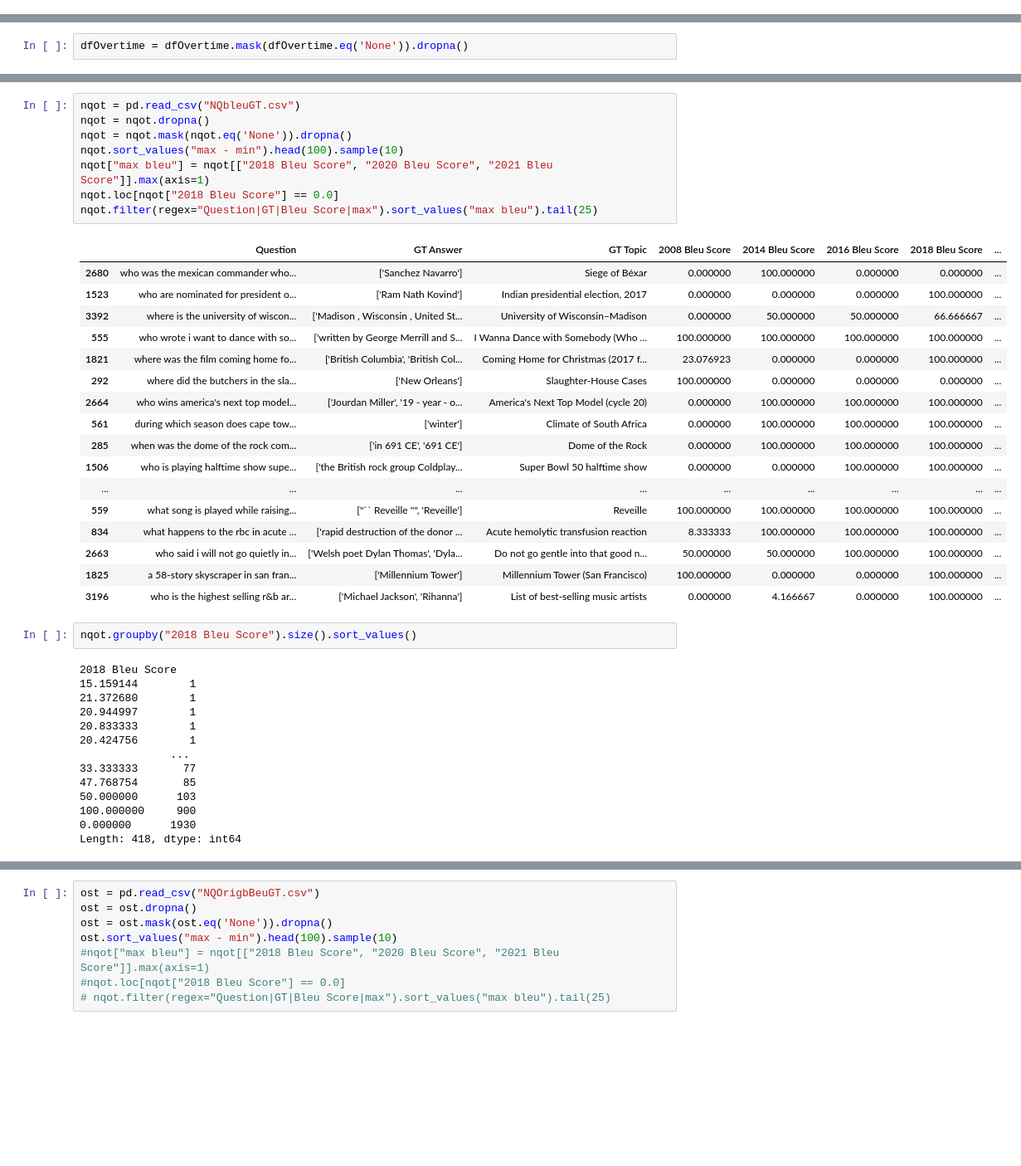
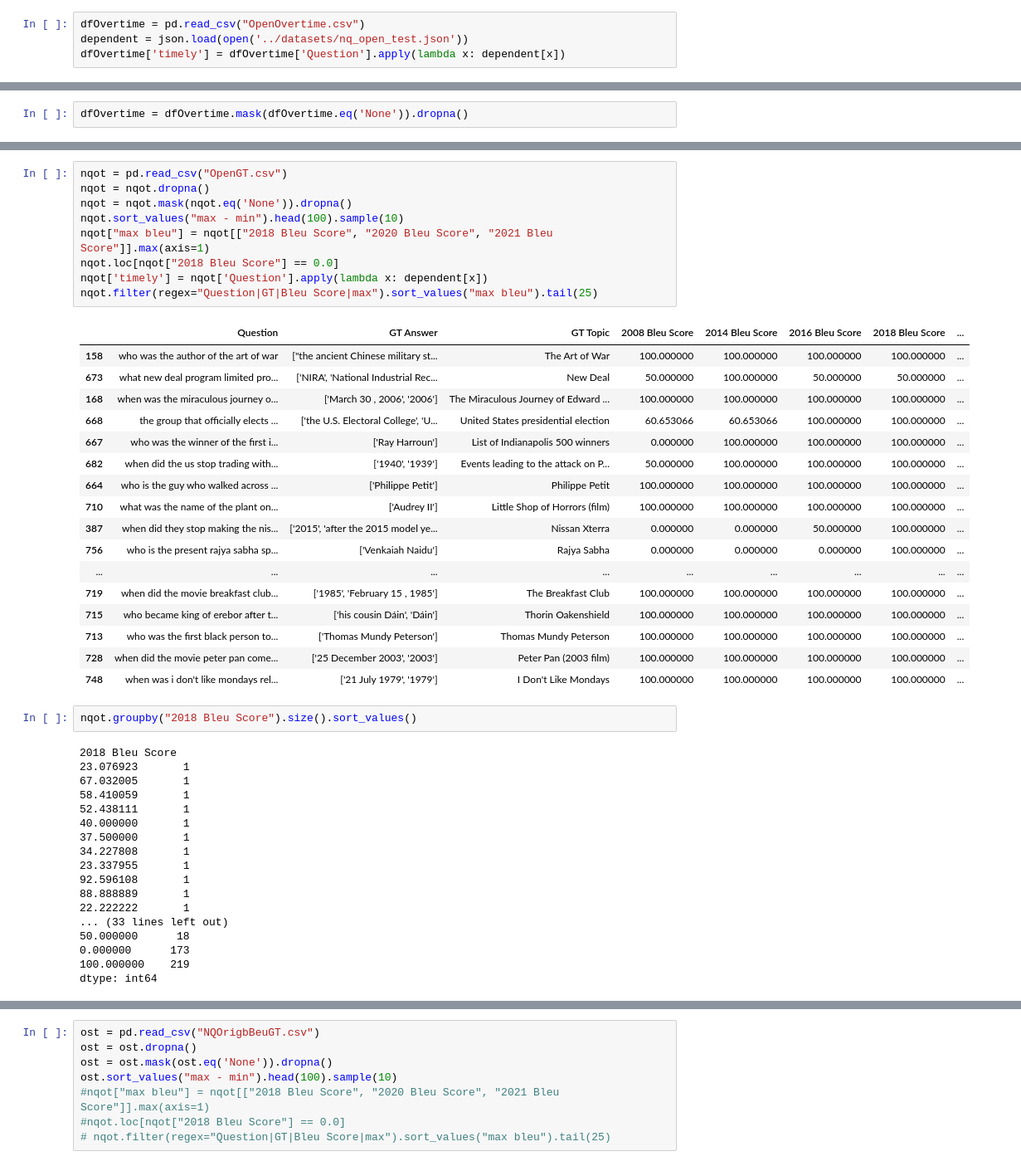
Before and after one commit to npateel/timelywimely, a Jupyter notebook: haystack/Analysis.ipynb, the cells around one changed output, grey strips where cells are left out. Shown: that part at 83% size. Cells and saved outputs as stored; diff of their text form; blank space fills up the shorter version.

```diff
--- a/haystack/Analysis.ipynb
+++ b/haystack/Analysis.ipynb
@@ -7,0 +25,4 @@ dfOvertime = pd.read_csv("bleuOvertime.csv")
+# %%
+dfOvertime = pd.read_csv("OpenOvertime.csv")
+dependent = json.load(open('../datasets/nq_open_test.json'))
+dfOvertime['timely'] = dfOvertime['Question'].apply(lambda x: dependent[x])
@@ -145,45 +166,50 @@ Name: 2643, dtype: object
 # %%
-nqot = pd.read_csv("NQbleuGT.csv")
+nqot = pd.read_csv("OpenGT.csv")
 nqot = nqot.dropna()
 nqot = nqot.mask(nqot.eq('None')).dropna()
 nqot.sort_values("max - min").head(100).sample(10)
 nqot["max bleu"] = nqot[["2018 Bleu Score", "2020 Bleu Score", "2021 Bleu Score"]].max(axis=1)
 nqot.loc[nqot["2018 Bleu Score"] == 0.0]
+nqot['timely'] = nqot['Question'].apply(lambda x: dependent[x])
 nqot.filter(regex="Question|GT|Bleu Score|max").sort_values("max bleu").tail(25)
 # %% [output]
 |  | Question | GT Answer | GT Topic | 2008 Bleu Score | 2014 Bleu Score | 2016 Bleu Score | 2018 Bleu Score | ... |
-| 2680 | who was the mexican commander who... | ['Sanchez Navarro'] | Siege of Béxar | 0.000000 | 100.000000 | 0.000000 | 0.000000 | ... |
-| 1523 | who are nominated for president o... | ['Ram Nath Kovind'] | Indian presidential election, 2017 | 0.000000 | 0.000000 | 0.000000 | 100.000000 | ... |
-| 3392 | where is the university of wiscon... | ['Madison , Wisconsin , United St... | University of Wisconsin–Madison | 0.000000 | 50.000000 | 50.000000 | 66.666667 | ... |
-| 555 | who wrote i want to dance with so... | ['written by George Merrill and S... | I Wanna Dance with Somebody (Who ... | 100.000000 | 100.000000 | 100.000000 | 100.000000 | ... |
-| 1821 | where was the film coming home fo... | ['British Columbia', 'British Col... | Coming Home for Christmas (2017 f... | 23.076923 | 0.000000 | 0.000000 | 100.000000 | ... |
-| 292 | where did the butchers in the sla... | ['New Orleans'] | Slaughter-House Cases | 100.000000 | 0.000000 | 0.000000 | 0.000000 | ... |
-| 2664 | who wins america's next top model... | ['Jourdan Miller', '19 - year - o... | America's Next Top Model (cycle 20) | 0.000000 | 100.000000 | 100.000000 | 100.000000 | ... |
-| 561 | during which season does cape tow... | ['winter'] | Climate of South Africa | 0.000000 | 100.000000 | 100.000000 | 100.000000 | ... |
-| 285 | when was the dome of the rock com... | ['in 691 CE', '691 CE'] | Dome of the Rock | 0.000000 | 100.000000 | 100.000000 | 100.000000 | ... |
-| 1506 | who is playing halftime show supe... | ['the British rock group Coldplay... | Super Bowl 50 halftime show | 0.000000 | 0.000000 | 100.000000 | 100.000000 | ... |
+| 158 | who was the author of the art of war | ["the ancient Chinese military st... | The Art of War | 100.000000 | 100.000000 | 100.000000 | 100.000000 | ... |
+| 673 | what new deal program limited pro... | ['NIRA', 'National Industrial Rec... | New Deal | 50.000000 | 100.000000 | 50.000000 | 50.000000 | ... |
+| 168 | when was the miraculous journey o... | ['March 30 , 2006', '2006'] | The Miraculous Journey of Edward ... | 100.000000 | 100.000000 | 100.000000 | 100.000000 | ... |
+| 668 | the group that officially elects ... | ['the U.S. Electoral College', 'U... | United States presidential election | 60.653066 | 60.653066 | 100.000000 | 100.000000 | ... |
+| 667 | who was the winner of the first i... | ['Ray Harroun'] | List of Indianapolis 500 winners | 0.000000 | 100.000000 | 100.000000 | 100.000000 | ... |
+| 682 | when did the us stop trading with... | ['1940', '1939'] | Events leading to the attack on P... | 50.000000 | 100.000000 | 100.000000 | 100.000000 | ... |
+| 664 | who is the guy who walked across ... | ['Philippe Petit'] | Philippe Petit | 100.000000 | 100.000000 | 100.000000 | 100.000000 | ... |
+| 710 | what was the name of the plant on... | ['Audrey II'] | Little Shop of Horrors (film) | 100.000000 | 100.000000 | 100.000000 | 100.000000 | ... |
+| 387 | when did they stop making the nis... | ['2015', 'after the 2015 model ye... | Nissan Xterra | 0.000000 | 0.000000 | 50.000000 | 100.000000 | ... |
+| 756 | who is the present rajya sabha sp... | ['Venkaiah Naidu'] | Rajya Sabha | 0.000000 | 0.000000 | 0.000000 | 100.000000 | ... |
 | ... | ... | ... | ... | ... | ... | ... | ... | ... |
-| 559 | what song is played while raising... | ["`` Reveille ''", 'Reveille'] | Reveille | 100.000000 | 100.000000 | 100.000000 | 100.000000 | ... |
-| 834 | what happens to the rbc in acute ... | ['rapid destruction of the donor ... | Acute hemolytic transfusion reaction | 8.333333 | 100.000000 | 100.000000 | 100.000000 | ... |
-| 2663 | who said i will not go quietly in... | ['Welsh poet Dylan Thomas', 'Dyla... | Do not go gentle into that good n... | 50.000000 | 50.000000 | 100.000000 | 100.000000 | ... |
-| 1825 | a 58-story skyscraper in san fran... | ['Millennium Tower'] | Millennium Tower (San Francisco) | 100.000000 | 0.000000 | 0.000000 | 100.000000 | ... |
-| 3196 | who is the highest selling r&b ar... | ['Michael Jackson', 'Rihanna'] | List of best-selling music artists | 0.000000 | 4.166667 | 0.000000 | 100.000000 | ... |
+| 719 | when did the movie breakfast club... | ['1985', 'February 15 , 1985'] | The Breakfast Club | 100.000000 | 100.000000 | 100.000000 | 100.000000 | ... |
+| 715 | who became king of erebor after t... | ['his cousin Dáin', 'Dáin'] | Thorin Oakenshield | 100.000000 | 100.000000 | 100.000000 | 100.000000 | ... |
+| 713 | who was the first black person to... | ['Thomas Mundy Peterson'] | Thomas Mundy Peterson | 100.000000 | 100.000000 | 100.000000 | 100.000000 | ... |
+| 728 | when did the movie peter pan come... | ['25 December 2003', '2003'] | Peter Pan (2003 film) | 100.000000 | 100.000000 | 100.000000 | 100.000000 | ... |
+| 748 | when was i don't like mondays rel... | ['21 July 1979', '1979'] | I Don't Like Mondays | 100.000000 | 100.000000 | 100.000000 | 100.000000 | ... |
 # %%
 nqot.groupby("2018 Bleu Score").size().sort_values()
 # %% [output]
 2018 Bleu Score
-15.159144        1
-21.372680        1
-20.944997        1
-20.833333        1
-20.424756        1
-              ...
-33.333333       77
-47.768754       85
-50.000000      103
-100.000000     900
-0.000000      1930
-Length: 418, dtype: int64
+23.076923       1
+67.032005       1
+58.410059       1
+52.438111       1
+40.000000       1
+37.500000       1
+34.227808       1
+23.337955       1
+92.596108       1
+88.888889       1
+22.222222       1
+... (33 lines left out)
+50.000000      18
+0.000000      173
+100.000000    219
+dtype: int64
 # %%
 accurate = nqot.loc[nqot["2018 Bleu Score"] == 100.0].filter(regex="Question|GT|2018")
 len(accurate.loc[accurate["GT Topic"] == accurate["2018 Topic"]]) / len(accurate)
```
Also changed, not shown: parts of 20 cells of this notebook, 3 other files.
